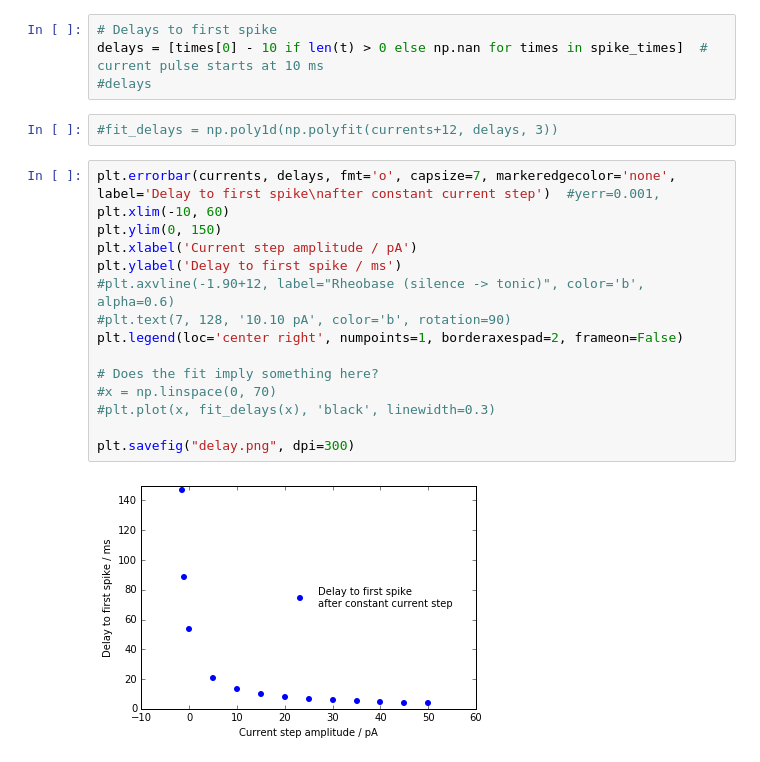
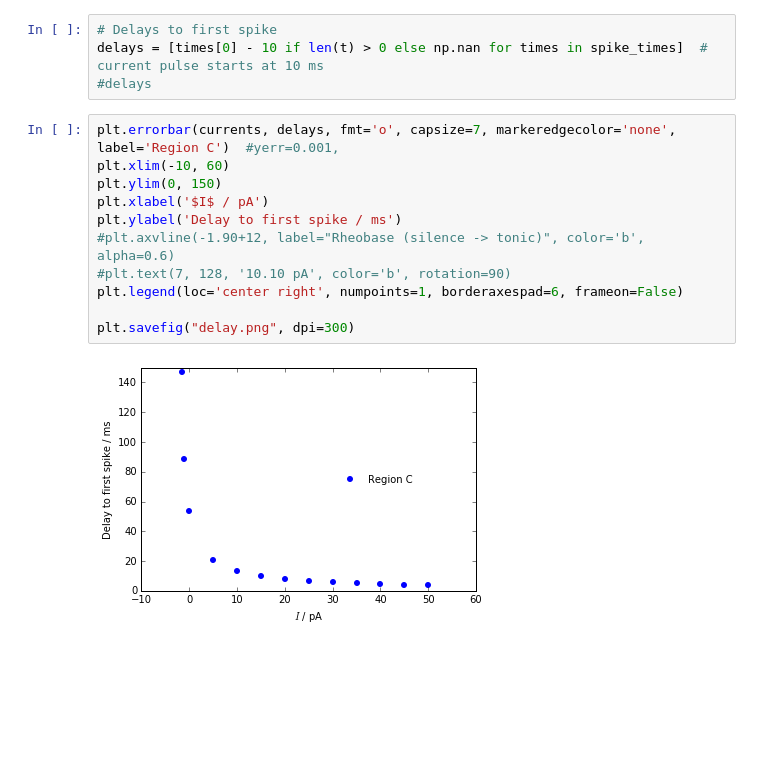
Before and after one commit to jrieke/drosophila-dynamics, a Jupyter notebook: delays/analysis.ipynb, the cells around one changed output. Cells and saved outputs as stored; diff of their text form; blank space fills up the shorter version.

```diff
--- a/delays/analysis.ipynb
+++ b/delays/analysis.ipynb
@@ -36,22 +36,16 @@ for spike_train in spike_trains:
 # Delays to first spike
 delays = [times[0] - 10 if len(t) > 0 else np.nan for times in spike_times]  # current pulse starts at 10 ms
 #delays
-# %%
-#fit_delays = np.poly1d(np.polyfit(currents+12, delays, 3))
 # %%
-plt.errorbar(currents, delays, fmt='o', capsize=7, markeredgecolor='none', label='Delay to first spike\nafter constant current step')  #yerr=0.001,
+plt.errorbar(currents, delays, fmt='o', capsize=7, markeredgecolor='none', label='Region C')  #yerr=0.001,
 plt.xlim(-10, 60)
 plt.ylim(0, 150)
-plt.xlabel('Current step amplitude / pA')
+plt.xlabel('$I$ / pA')
 plt.ylabel('Delay to first spike / ms')
 #plt.axvline(-1.90+12, label="Rheobase (silence -> tonic)", color='b', alpha=0.6)
 #plt.text(7, 128, '10.10 pA', color='b', rotation=90)
-plt.legend(loc='center right', numpoints=1, borderaxespad=2, frameon=False)
-
-# Does the fit imply something here?
-#x = np.linspace(0, 70)
-#plt.plot(x, fit_delays(x), 'black', linewidth=0.3)
+plt.legend(loc='center right', numpoints=1, borderaxespad=6, frameon=False)
 
 plt.savefig("delay.png", dpi=300)
 # %% [output]
-[figure, old version]
+[figure, new version]
```
Also changed, not shown: 5 other files.
